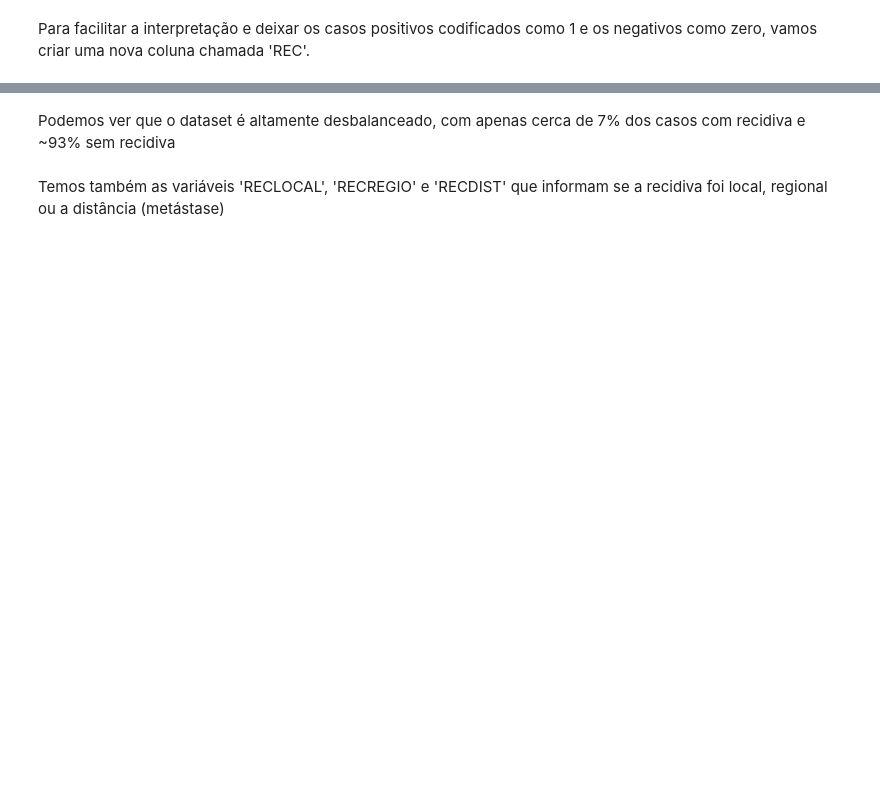
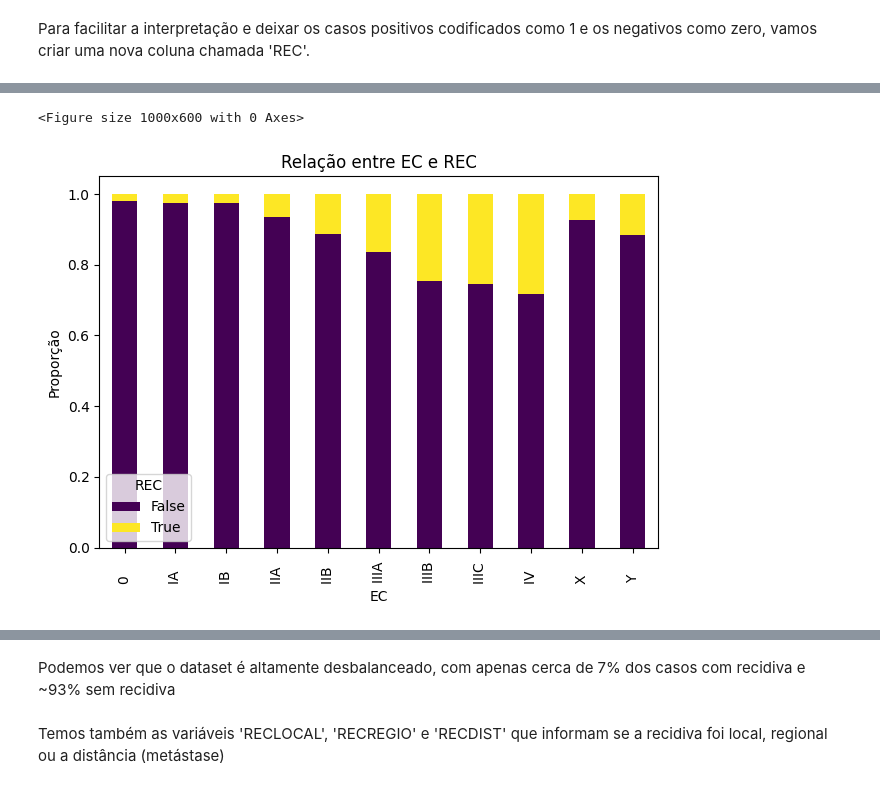
Before and after one commit to ailafelixa/ML-Model-Breast-Cancer-Recurrence, a Jupyter notebook: Aila_Modelo_TCC.ipynb, the cells around one changed output, grey strips where cells are left out. Drawn from its saved outputs; the diff is of its cells as text; code cells hidden in the pictures; blank space fills up the shorter version.

```diff
--- a/Aila_Modelo_TCC.ipynb
+++ b/Aila_Modelo_TCC.ipynb
@@ -260,3 +310,18 @@ Name: REC, dtype: int64
+# %%
+cross_tab = pd.crosstab(df['EC'], df['REC'], normalize='index')
+
+plt.figure(figsize=(10, 6))
+cross_tab.plot(kind='bar', stacked=True, cmap='viridis')
+plt.xlabel('EC')
+plt.ylabel('Proporção')
+plt.title('Relação entre EC e REC')
+plt.xticks(rotation=90)
+plt.legend(title='REC', labels=['False', 'True'])
+plt.tight_layout()
+plt.show()
+# %% [output]
+<Figure size 1000x600 with 0 Axes>
+[figure, added]
 # %%
 df['RECNENHUM'].value_counts(normalize=True)
 # %% [output]
```
Also changed, not shown: parts of 141 cells of this notebook.
